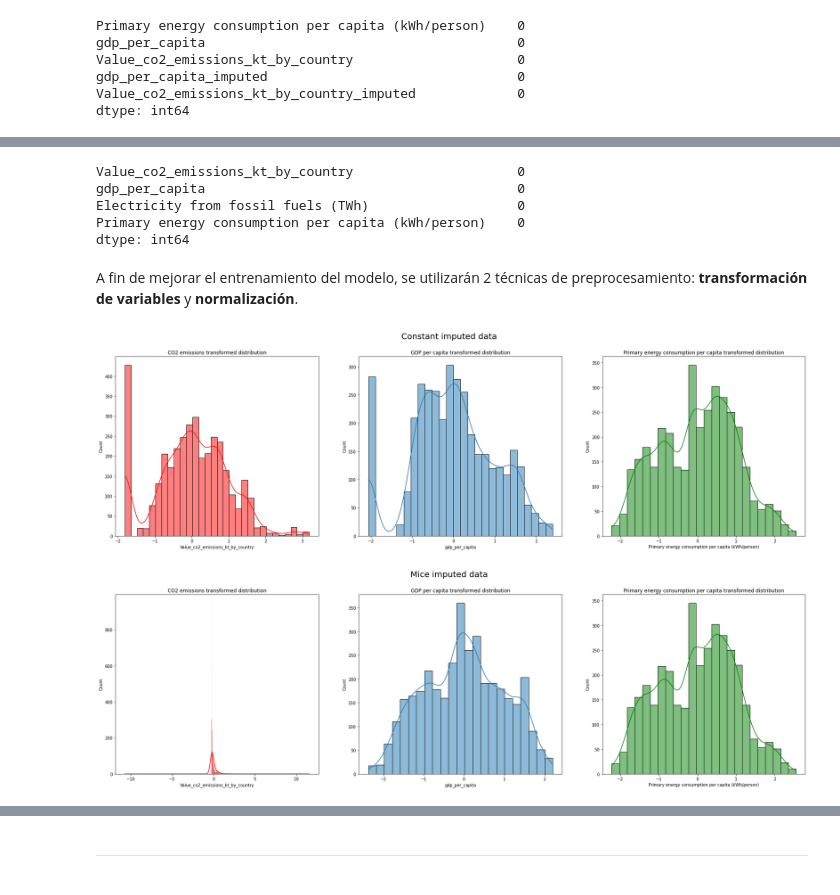
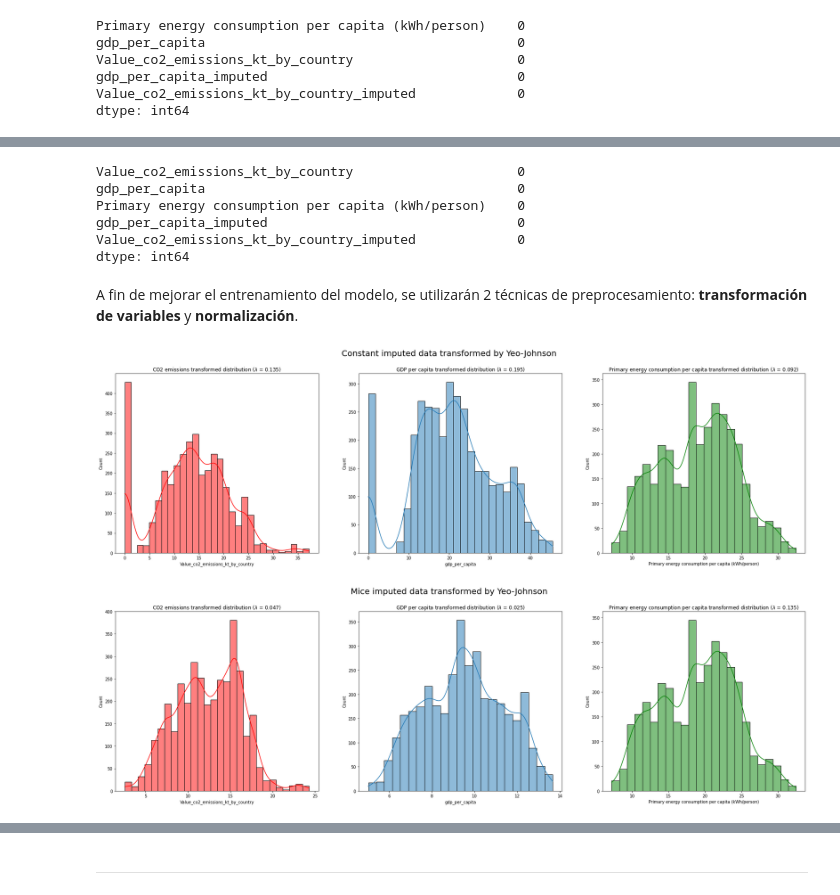
Before and after one commit to perezmillanr/tp_final_analisis_de_datos, a Jupyter notebook: TP.ipynb, the cells around one changed output, grey strips where cells are left out. Saved outputs shown, nothing was run; the diff lists cells and outputs as text; code cells hidden in the pictures.

```diff
--- a/TP.ipynb
+++ b/TP.ipynb
@@ -282,11 +282,14 @@ dtype: int64
 from sklearn.experimental import enable_iterative_imputer
 from sklearn.impute import IterativeImputer
 
-mice_imputer = IterativeImputer(max_iter=100, random_state=3636, n_nearest_features= df[['Value_co2_emissions_kt_by_country', 'gdp_per_capita', 'Electricity from fossil fuels (TWh)', 'Primary energy consumption per capita (kWh/person)']].shape[1])
+df_mice_imputed= df[['Value_co2_emissions_kt_by_country', 'gdp_per_capita', 'Primary energy consumption per capita (kWh/person)']]
+df_mice_imputed_cols= list(df_mice_imputed.columns) + ['gdp_per_capita_imputed', 'Value_co2_emissions_kt_by_country_imputed']
 
-imputed_data = mice_imputer.fit_transform(df[['Value_co2_emissions_kt_by_country', 'gdp_per_capita', 'Electricity from fossil fuels (TWh)', 'Primary energy consumption per capita (kWh/person)']])
+mice_imputer = IterativeImputer(max_iter=100, random_state=3636, n_nearest_features= df_mice_imputed.shape[1], add_indicator= True)
 
-df_mice_imputed = pd.DataFrame(imputed_data, columns=df[['Value_co2_emissions_kt_by_country', 'gdp_per_capita', 'Electricity from fossil fuels (TWh)', 'Primary energy consumption per capita (kWh/person)']].columns)
+imputed_data = mice_imputer.fit_transform(df[['Value_co2_emissions_kt_by_country', 'gdp_per_capita', 'Primary energy consumption per capita (kWh/person)']])
+
+df_mice_imputed = pd.DataFrame(imputed_data, columns= df_mice_imputed_cols)
 
 df_mice_imputed.head()
 # %% [output]
@@ -303,8 +306,9 @@ df_mice_imputed.isna().sum()
 # %% [output]
 Value_co2_emissions_kt_by_country                     0
 gdp_per_capita                                        0
-Electricity from fossil fuels (TWh)                   0
 Primary energy consumption per capita (kWh/person)    0
+gdp_per_capita_imputed                                0
+Value_co2_emissions_kt_by_country_imputed             0
 dtype: int64
 # %% [markdown]
 A fin de mejorar el entrenamiento del modelo, se utilizarán 2 técnicas de preprocesamiento: **transformación de variables** y **normalización**.
@@ -313,13 +317,15 @@ A fin de mejorar el entrenamiento del modelo, se utilizarán 2 técnicas de prep
 
 from sklearn.preprocessing import PowerTransformer
 
-yj = PowerTransformer(method= 'yeo-johnson')
+yj = PowerTransformer(method= 'yeo-johnson', standardize= False)
 
 constant_imputed_transformed_data= yj.fit_transform(df_constant_imputed)
 df_constant_imputed_transformed= pd.DataFrame(constant_imputed_transformed_data, columns=df_constant_imputed.columns)
+constant_lambdas= yj.lambdas_
 
 mice_imputed_transformed_data= yj.fit_transform(df_mice_imputed)
 df_mice_imputed_transformed= pd.DataFrame(mice_imputed_transformed_data, columns=df_mice_imputed.columns)
+mice_lambdas= yj.lambdas_
 # %%
 # plotting 3 distributions
 
@@ -328,30 +334,30 @@ fig, axes = plt.subplots(nrows= 1, ncols= 3, figsize= (30,8))
 sns.histplot(x= df_constant_imputed_transformed.Value_co2_emissions_kt_by_country, kde= True, color='r', ax=axes[0])
 sns.histplot(x= df_constant_imputed_transformed.gdp_per_capita, kde= True, ax=axes[1])
 sns.histplot(x= df_constant_imputed_transformed.loc[:,'Primary energy consumption per capita (kWh/person)'], kde= True, color= 'g', ax=axes[2])
-axes[0].set_title('CO2 emissions transformed distribution')
-axes[1].set_title('GDP per capita transformed distribution')
-axes[2].set_title('Primary energy consumption per capita transformed distribution')
+axes[0].set_title(f'CO2 emissions transformed distribution ($\lambda$ = {constant_lambdas[0]:.3f})')
+axes[1].set_title(f'GDP per capita transformed distribution ($\lambda$ = {constant_lambdas[1]:.3f})')
+axes[2].set_title(f'Primary energy consumption per capita transformed distribution ($\lambda$ = {constant_lambdas[2]:.3f})')
 
-plt.suptitle('Constant imputed data', fontsize= 20)
+plt.suptitle('Constant imputed data transformed by Yeo-Johnson', fontsize= 20)
 plt.show()
 # %% [output]
-[figure, old version]
+[figure, new version]
 # %%
 # plotting 3 distributions
 
 fig, axes = plt.subplots(nrows= 1, ncols= 3, figsize= (30,8))
 
 sns.histplot(x= df_mice_imputed_transformed.Value_co2_emissions_kt_by_country, kde= True, color='r', ax=axes[0])
 sns.histplot(x= df_mice_imputed_transformed.gdp_per_capita, kde= True, ax=axes[1])
 sns.histplot(x= df_mice_imputed_transformed.loc[:,'Primary energy consumption per capita (kWh/person)'], kde= True, color= 'g', ax=axes[2])
-axes[0].set_title('CO2 emissions transformed distribution')
-axes[1].set_title('GDP per capita transformed distribution')
-axes[2].set_title('Primary energy consumption per capita transformed distribution')
+axes[0].set_title(f'CO2 emissions transformed distribution ($\lambda$ = {mice_lambdas[0]:.3f})')
+axes[1].set_title(f'GDP per capita transformed distribution ($\lambda$ = {mice_lambdas[1]:.3f})')
+axes[2].set_title(f'Primary energy consumption per capita transformed distribution ($\lambda$ = {mice_lambdas[2]:.3f})')
 
-plt.suptitle('Mice imputed data', fontsize= 20)
+plt.suptitle('Mice imputed data transformed by Yeo-Johnson', fontsize= 20)
 plt.show()
 # %% [output]
-[figure, old version]
+[figure, new version]
 # %%
 # using standardization for scaling data
 
```
Also changed, not shown: parts of 2 cells of this notebook.
